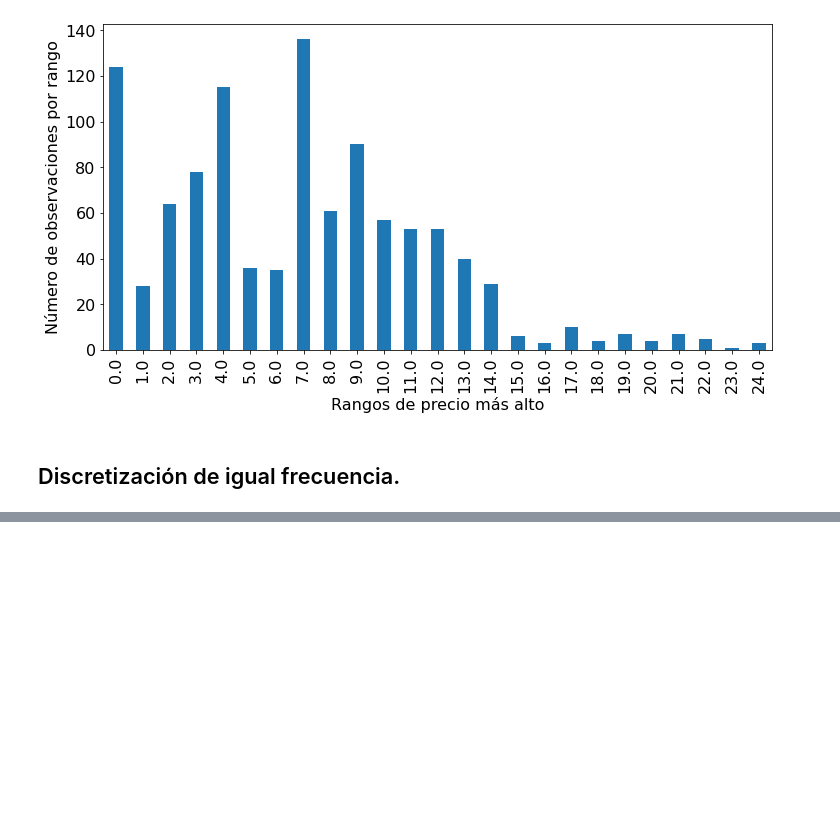
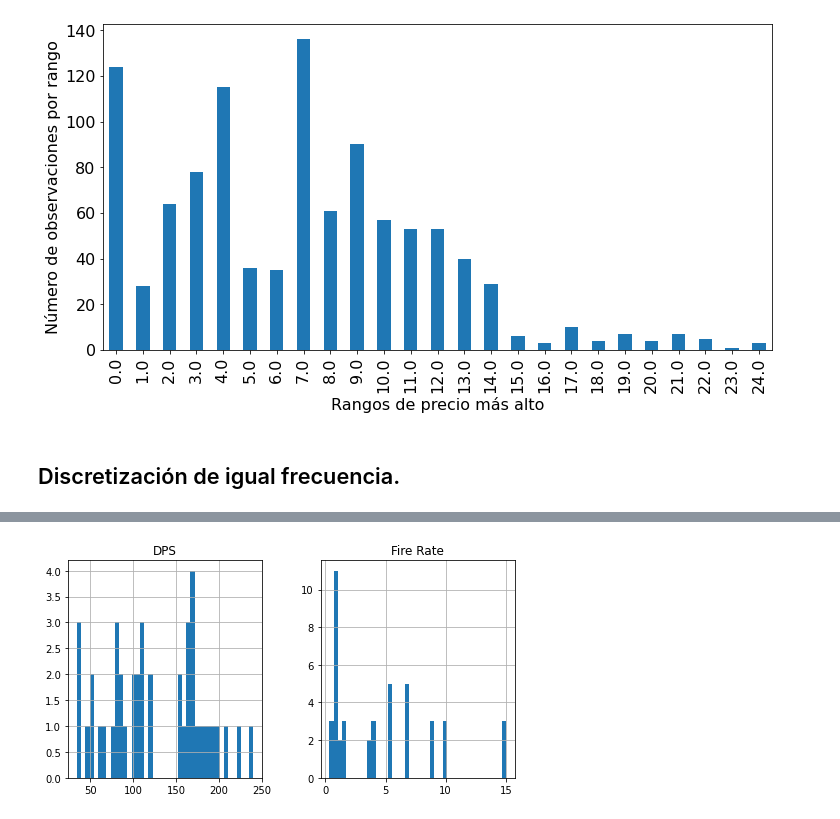
Before and after one commit to abadillagodinez/IA-TC2, a Jupyter notebook: TP-2/Temas_grupo_11.ipynb, the cells around one changed output, grey strips where cells are left out. Cells and saved outputs as stored; diff of their text form; code cells hidden in the pictures; blank space fills up the shorter version.

```diff
--- a/TP-2/Temas_grupo_11.ipynb
+++ b/TP-2/Temas_grupo_11.ipynb
@@ -670,0 +696,17 @@ Text(0.5, 0, 'Rangos de precio más alto')
+# %%
+# se cargan los datos, las columnas posibles a discretizar son DPS y Fire Rate
+# se utilzará Name y Rarity para crear un identificador único para cada dato
+# este compuesto por la rareza del arma y su nombre
+df = pd.read_csv('Fortnite_BR_Weapon_Attributes.csv', sep=';',usecols=['Name','Rarity','DPS','Fire Rate'])
+
+# se crea la columna a usar de indice
+df['Rarity - Name'] = df['Rarity'] + " - " + df['Name']
+
+# se remueven las columnas utilizadas para crear el indentificador
+df = df.drop(columns=['Name','Rarity'])
+
+# se asigna el indice
+df = df.set_index('Rarity - Name')
+
+# se muestra
+df.head()
@@ -670,0 +721,8 @@ Text(0.5, 0, 'Rangos de precio más alto')
+# %%
+# se observa la distribución de ambas variables
+# se utiliza un bins = a la cantidad de datos
+# en el conjunto en este caso 42
+df[['DPS', 'Fire Rate']].hist(bins = 42, figsize = (8, 4))
+plt.show()
+# %% [output]
+[figure, added]
```
Also changed, not shown: parts of 23 cells of this notebook.
